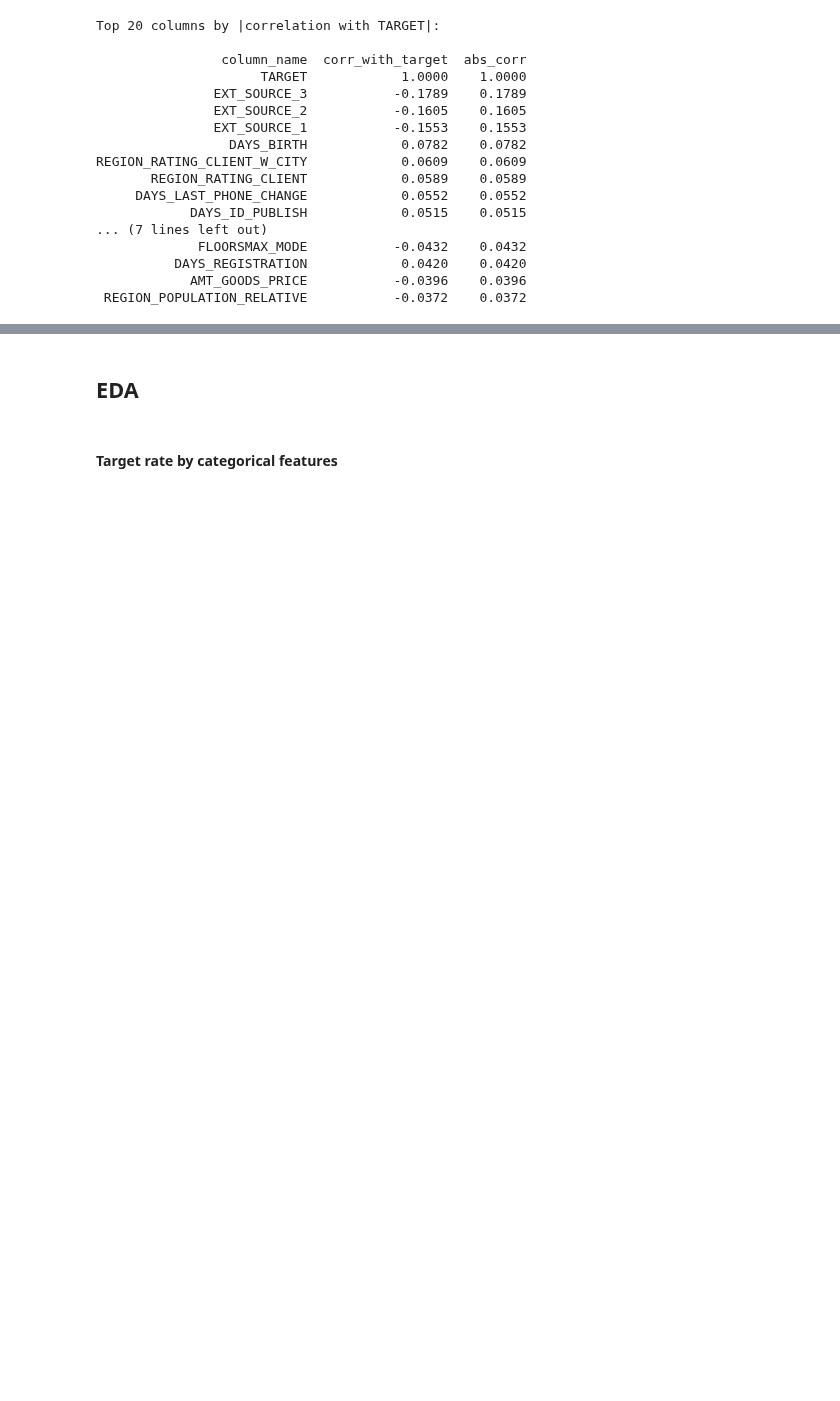
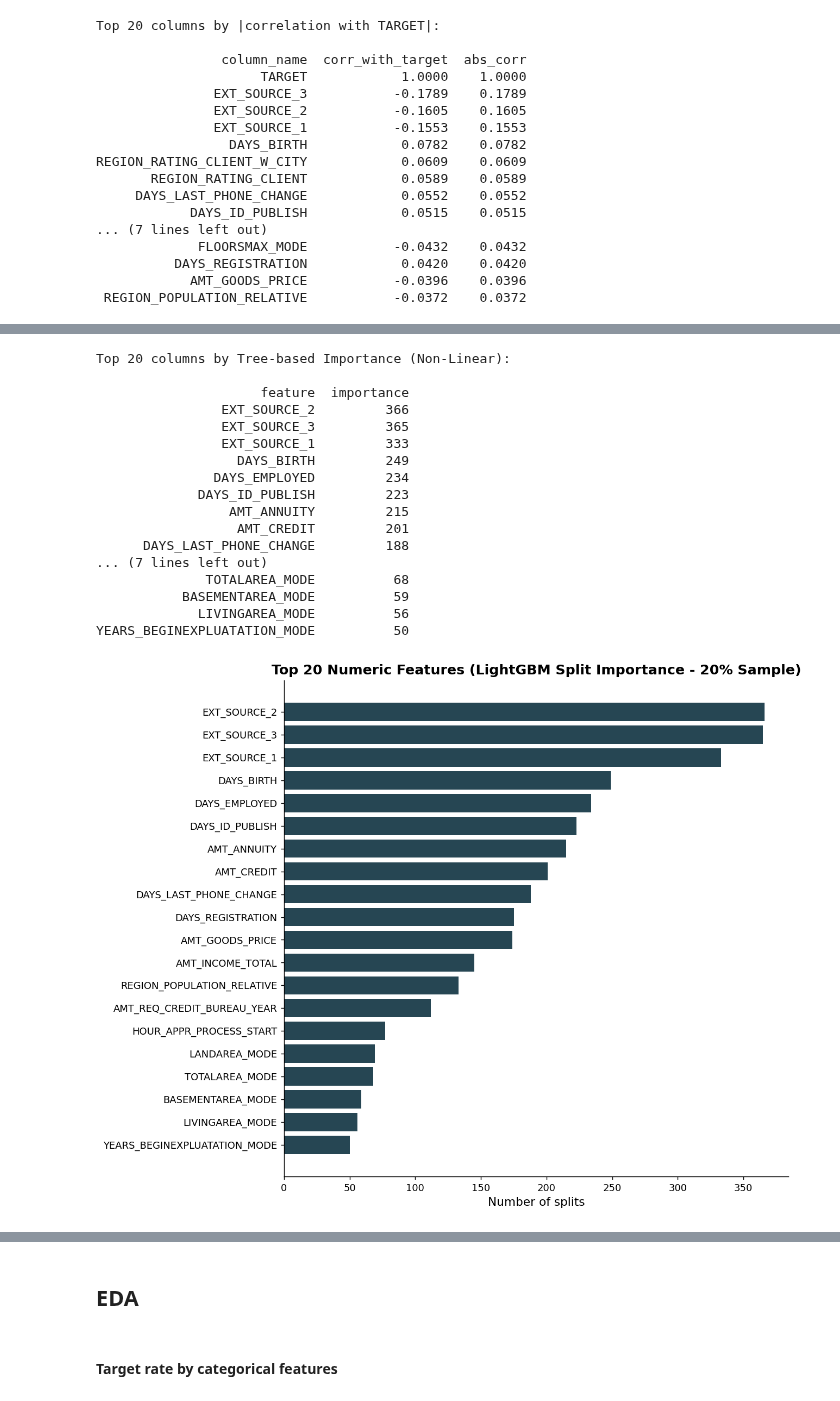
Before and after one commit to dimitrimovila/credit_risk_model, a Jupyter notebook: 01_eda_and_sql.ipynb, the cells around one changed output, grey strips where cells are left out. Cells and saved outputs as stored; diff of their text form; code cells hidden in the pictures; blank space fills up the shorter version.

Commit message:
non-linear analysis and multicollinearity

```diff
--- a/01_eda_and_sql.ipynb
+++ b/01_eda_and_sql.ipynb
@@ -288,0 +394,80 @@ REGION_RATING_CLIENT_W_CITY            0.0609    0.0609
+# %%
+import gc
+import lightgbm as lgb
+import pandas as pd
+import matplotlib.pyplot as plt
+
+# Force cleanup of unused memory
+gc.collect()
+
+# 1. Extract a 20% random sample from DuckDB to avoid MemoryError.
+#    USING SAMPLE does sampling directly in DuckDB.
+query_lgb = f"""
+    SELECT {', '.join(cols_to_analyze)}, TARGET
+    FROM app_train
+    WHERE TARGET IS NOT NULL
+    USING SAMPLE 20% (bernoulli)
+"""
+df_tree = con.execute(query_lgb).df()
+
+# 2. RAM optimization: downcast float64 to float32
+for col in df_tree.select_dtypes(include=['float64']).columns:
+    df_tree[col] = df_tree[col].astype('float32')
+
+# 3. Separate features and target
+X = df_tree.drop(columns=['TARGET', 'TARGET_1', 'SK_ID_CURR'], errors='ignore')
+y = df_tree['TARGET']
+
+# Clear df_tree variable to free more RAM
+del df_tree
+gc.collect()
+
+# 4. Initialize a simple LightGBM classifier.
+clf = lgb.LGBMClassifier(
+    n_estimators=150,
+    learning_rate=0.05,
+    random_state=42,
+    n_jobs=-1,
+    verbose=-1
+)
+
+# The model handles NaN internally, no pre-imputation required.
+clf.fit(X, y)
+
+# 5. Extract and sort feature importance
+imp_df = pd.DataFrame({
+    'feature': X.columns,
+    'importance': clf.feature_importances_
+}).sort_values('importance', ascending=False).reset_index(drop=True)
+
+# 6. Show Top 20
+print("Top 20 columns by Tree-based Importance (Non-Linear):\n")
+print(imp_df.head(20).to_string(index=False))
+
+plt.figure(figsize=(10, 8))
+top_20 = imp_df.head(20).iloc[::-1]
+plt.barh(top_20['feature'], top_20['importance'], color='#264653')
+plt.title("Top 20 Numeric Features (LightGBM Split Importance - 20% Sample)", fontsize=14, fontweight='bold')
+plt.xlabel("Number of splits", fontsize=12)
+plt.gca().spines[['top', 'right']].set_visible(False)
+plt.tight_layout()
+plt.show()
+# %% [output]
+Top 20 columns by Tree-based Importance (Non-Linear):
+
+                     feature  importance
+                EXT_SOURCE_2         366
+                EXT_SOURCE_3         365
+                EXT_SOURCE_1         333
+                  DAYS_BIRTH         249
+               DAYS_EMPLOYED         234
+             DAYS_ID_PUBLISH         223
+                 AMT_ANNUITY         215
+                  AMT_CREDIT         201
+      DAYS_LAST_PHONE_CHANGE         188
+... (7 lines left out)
+              TOTALAREA_MODE          68
+           BASEMENTAREA_MODE          59
+             LIVINGAREA_MODE          56
+YEARS_BEGINEXPLUATATION_MODE          50
+[figure, added]
```
Also changed, not shown: parts of 16 cells of this notebook, 1 other file.
